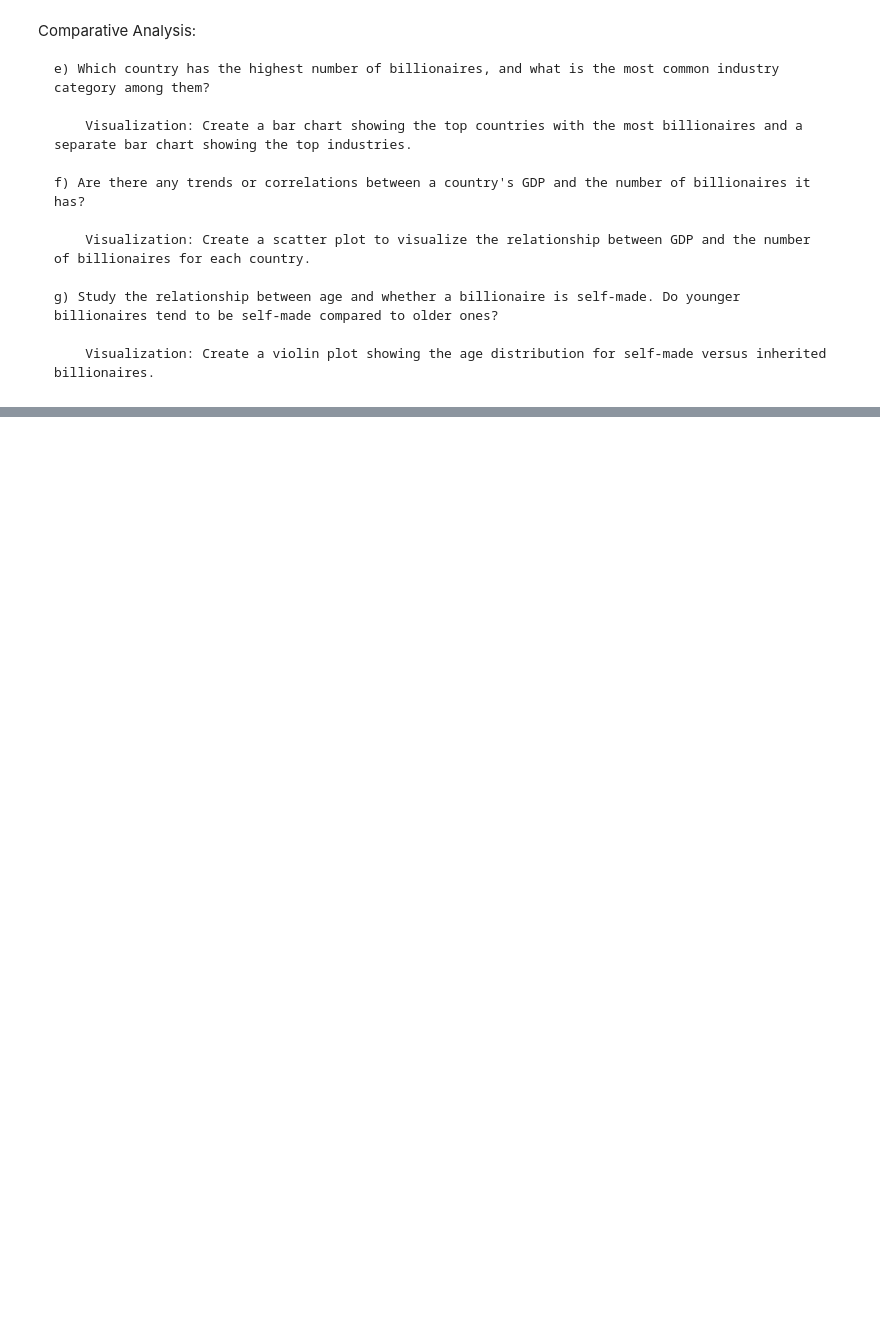
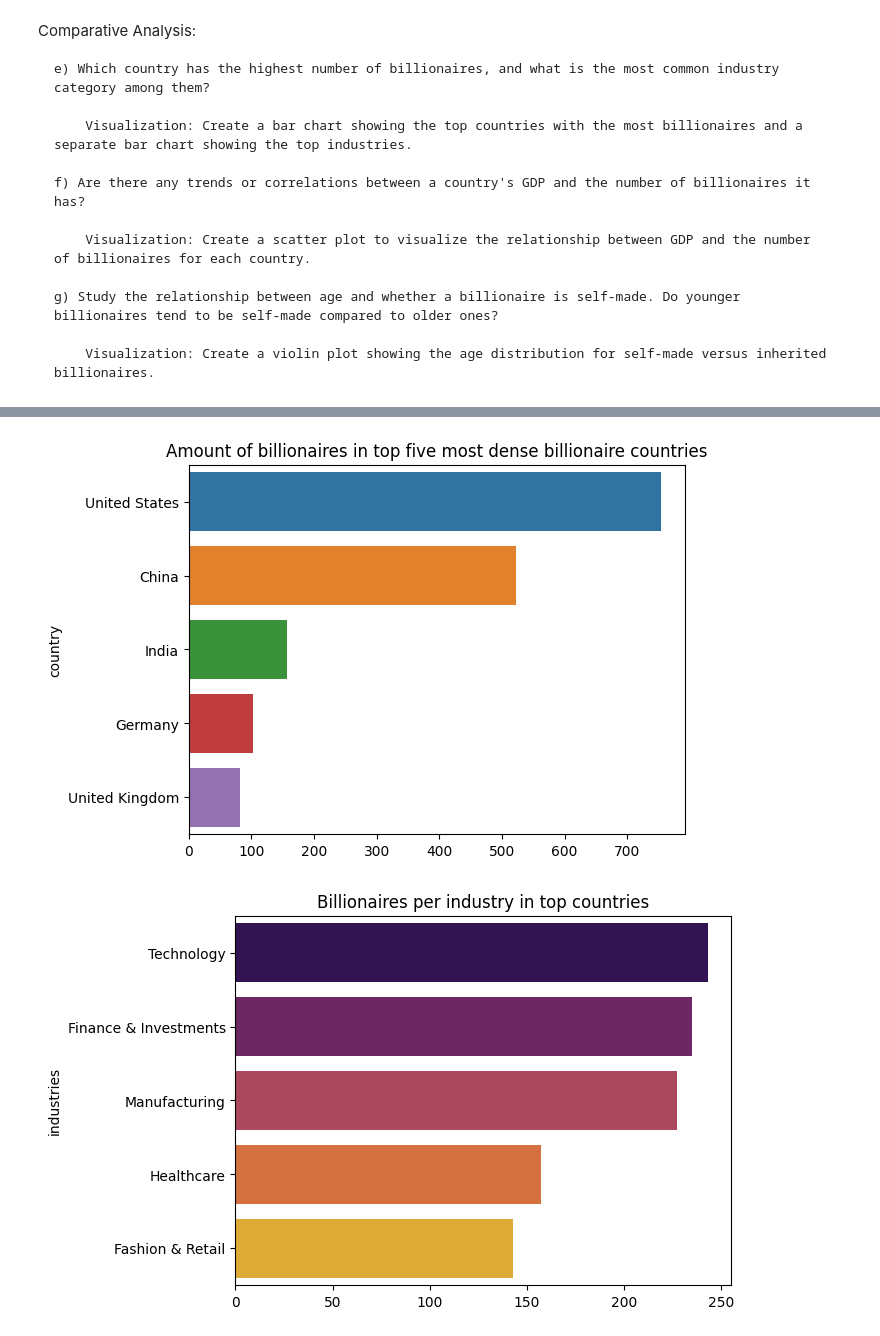
Before and after one commit to Cederlid/databehandling, a Jupyter notebook: exercises/E2_missing_aggregation.ipynb, the cells around one changed output, grey strips where cells are left out. Cells and saved outputs as stored; diff of their text form; code cells hidden in the pictures; blank space fills up the shorter version.

```diff
--- a/exercises/E2_missing_aggregation.ipynb
+++ b/exercises/E2_missing_aggregation.ipynb
@@ -456,0 +525,21 @@ Comparative Analysis:
+# %%
+# e
+top_countries = billionaires_df["country"].value_counts().head().index
+top_countries_number_of_billionaires = billionaires_df["country"].value_counts().head().values
+
+top_countries_filter = billionaires_df["country"].isin(top_countries)
+top_countries_df = billionaires_df[top_countries_filter].reset_index(drop=True)
+
+top_countries_top_industries = top_countries_df["industries"].value_counts().head().index
+top_countries_top_industries_count = top_countries_df["industries"].value_counts().head().values
+
+sns.barplot(x=top_countries_number_of_billionaires, y=top_countries, hue=top_countries)
+plt.title("Amount of billionaires in top five most dense billionaire countries")
+plt.show()
+
+sns.barplot(x=top_countries_top_industries_count, y=top_countries_top_industries, hue=top_countries_top_industries, palette="inferno")
+plt.title("Billionaires per industry in top countries")
+plt.show()
+# %% [output]
+[figure, added]
+[figure, added]
```
Also changed, not shown: parts of 8 cells of this notebook, 1 other file.
